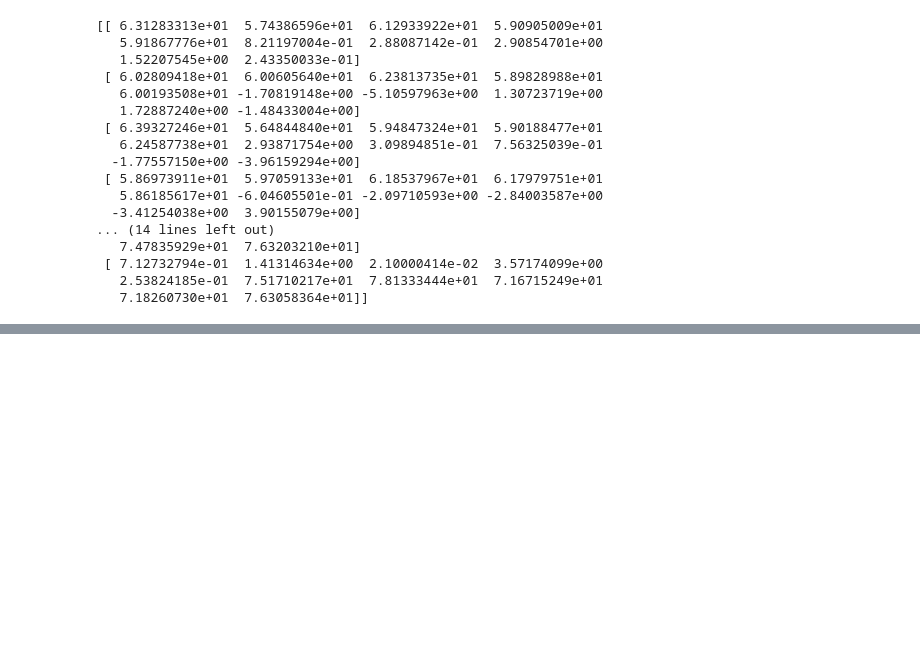
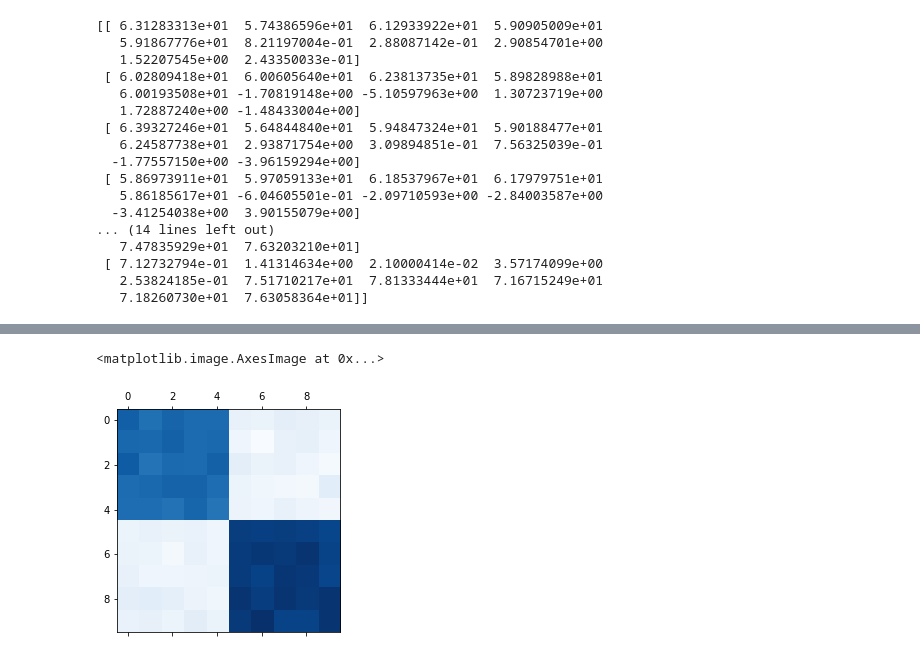
Before and after one commit to geniuschinchillas/ChinchillasSnack, a Jupyter notebook: GenerateData/make_biclusters.ipynb, the cells around one changed output, grey strips where cells are left out. Cells and saved outputs as stored; diff of their text form; code cells hidden in the pictures; blank space fills up the shorter version.

```diff
--- a/GenerateData/make_biclusters.ipynb
+++ b/GenerateData/make_biclusters.ipynb
@@ -49,0 +135,5 @@ print(data)
+# %%
+plt.matshow(data, cmap=plt.cm.Blues)
+# %% [output]
+<matplotlib.image.AxesImage at 0x...>
+[figure, added]
```
Also changed, not shown: parts of 9 cells of this notebook.
